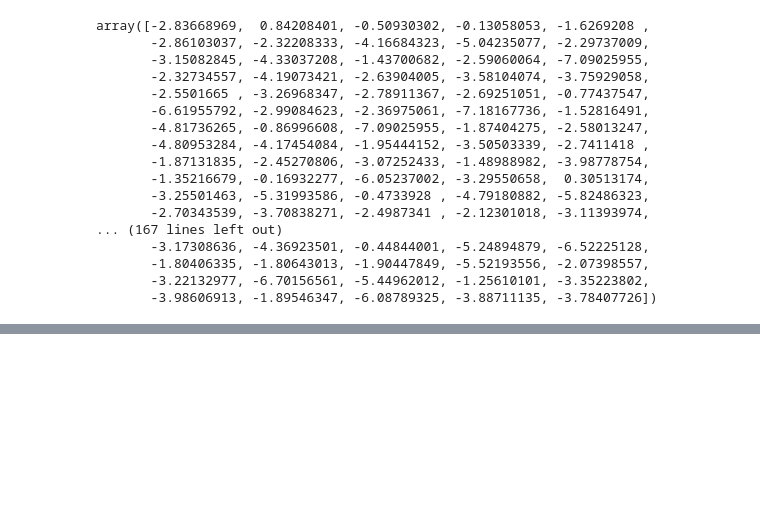
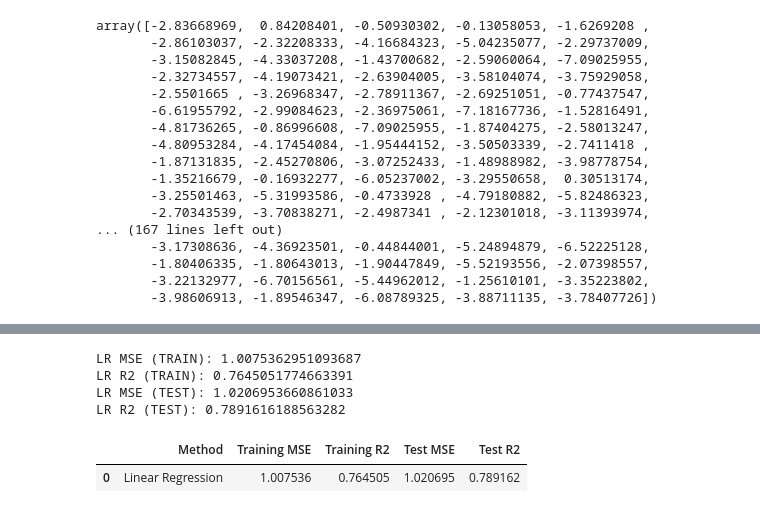
Before and after one commit to arsuymr/Machine-Learning-Model, a Jupyter notebook: ML_Model.ipynb, the cells around one changed output, grey strips where cells are left out. Saved outputs shown, nothing was run; the diff lists cells and outputs as text; code cells hidden in the pictures; blank space fills up the shorter version.

```diff
--- a/ML_Model.ipynb
+++ b/ML_Model.ipynb
@@ -87,0 +103,24 @@ array([-2.83668969,  0.84208401, -0.50930302, -0.13058053, -1.6269208 ,
+# %%
+from sklearn.metrics import mean_squared_error, r2_score
+lr_train_mse=mean_squared_error(y_train,y_lr_train_pred)
+lr_train_r2 = r2_score(y_train,y_lr_train_pred)
+lr_test_mse=mean_squared_error(y_test,y_lr_test_pred)
+lr_test_r2 = r2_score(y_test,y_lr_test_pred)
+print('LR MSE (TRAIN):',lr_train_mse)
+print('LR R2 (TRAIN):',lr_train_r2)
+print('LR MSE (TEST):',lr_test_mse)
+print('LR R2 (TEST):',lr_test_r2)
+# %% [output]
+LR MSE (TRAIN): 1.0075362951093687
+LR R2 (TRAIN): 0.7645051774663391
+LR MSE (TEST): 1.0206953660861033
+LR R2 (TEST): 0.7891616188563282
+# %%
+lr_results=pd.DataFrame(['Linear Regression', lr_train_mse,lr_train_r2,lr_test_mse,lr_test_r2]).transpose()
+# %%
+lr_results.columns=['Method','Training MSE','Training R2','Test MSE','Test R2']
+# %%
+lr_results
+# %% [output]
+|  | Method | Training MSE | Training R2 | Test MSE | Test R2 |
+| 0 | Linear Regression | 1.007536 | 0.764505 | 1.020695 | 0.789162 |
```
Also changed, not shown: parts of 1 cell of this notebook.
